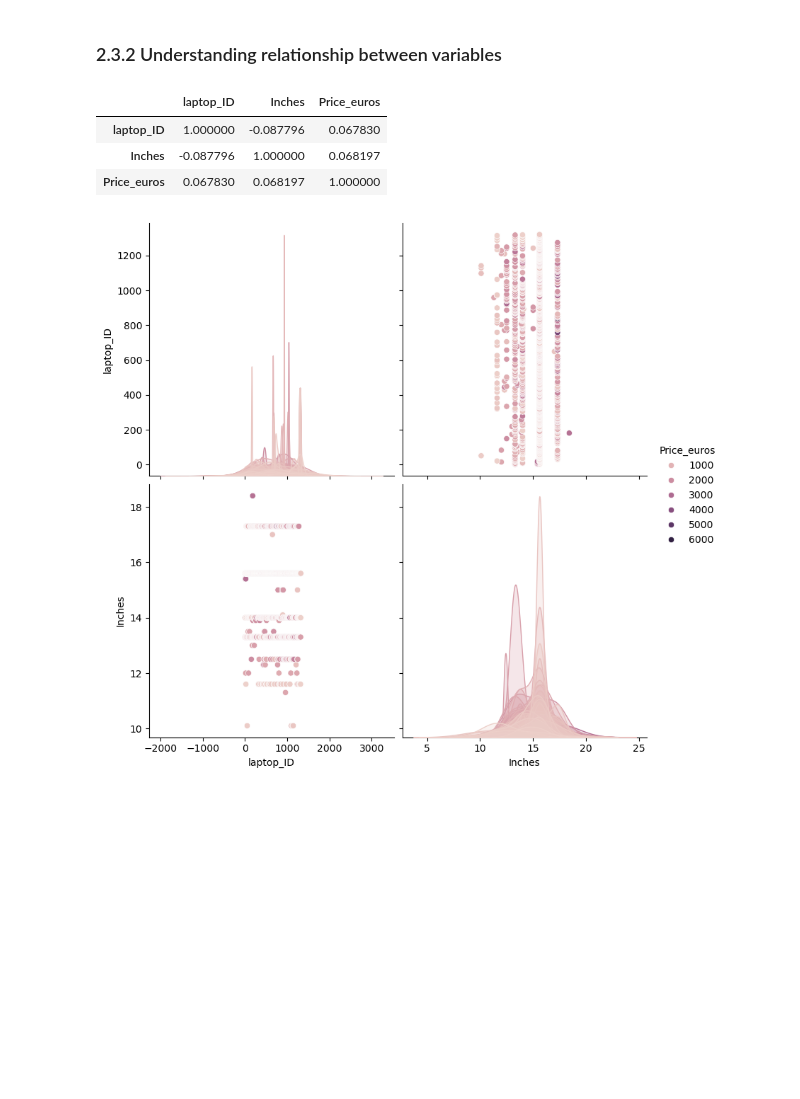
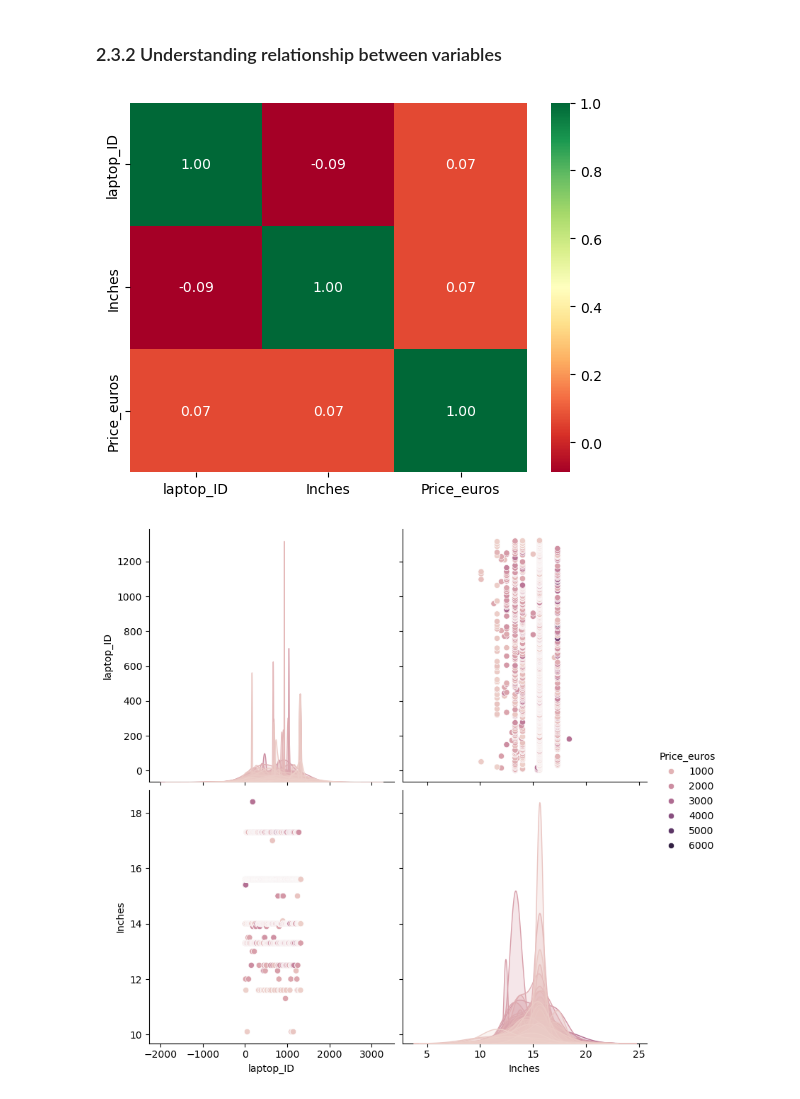
Before and after one commit to KahBao/streamlit_project, a Jupyter notebook: MLDP Program Codes Submission Template.ipynb, the cells around one changed output. Saved outputs shown, nothing was run; the diff lists cells and outputs as text; code cells hidden in the pictures; blank space fills up the shorter version.

```diff
--- a/MLDP Program Codes Submission Template.ipynb
+++ b/MLDP Program Codes Submission Template.ipynb
@@ -142,12 +138,2 @@ plt.show()
 # %% [markdown]
 ### 2.3.2 Understanding relationship between variables
-# %%
-## Understanding relationship between variables
-col_numeric = df.select_dtypes(include=['float', 'int']).columns
-df_corr = df[col_numeric].corr()
-df_corr
-# %% [output]
-|  | laptop_ID | Inches | Price_euros |
-| laptop_ID | 1.000000 | -0.087796 | 0.067830 |
-| Inches | -0.087796 | 1.000000 | 0.068197 |
-| Price_euros | 0.067830 | 0.068197 | 1.000000 |
@@ -157 +140,12 @@ plt.show()
+# %%
+## Understanding relationship between variables
+col_numeric = df.select_dtypes(include=['float', 'int']).columns
+df_corr = df[col_numeric].corr()
+
+# Added 'annot=True' to show numbers and 'fmt' to round them
+sns.heatmap(df_corr, cmap='RdYlGn', annot=True, fmt='.2f')
+
+plt.show()
+# %% [output]
+[figure, added]
 # %%
```
Also changed, not shown: parts of 50 cells of this notebook.
